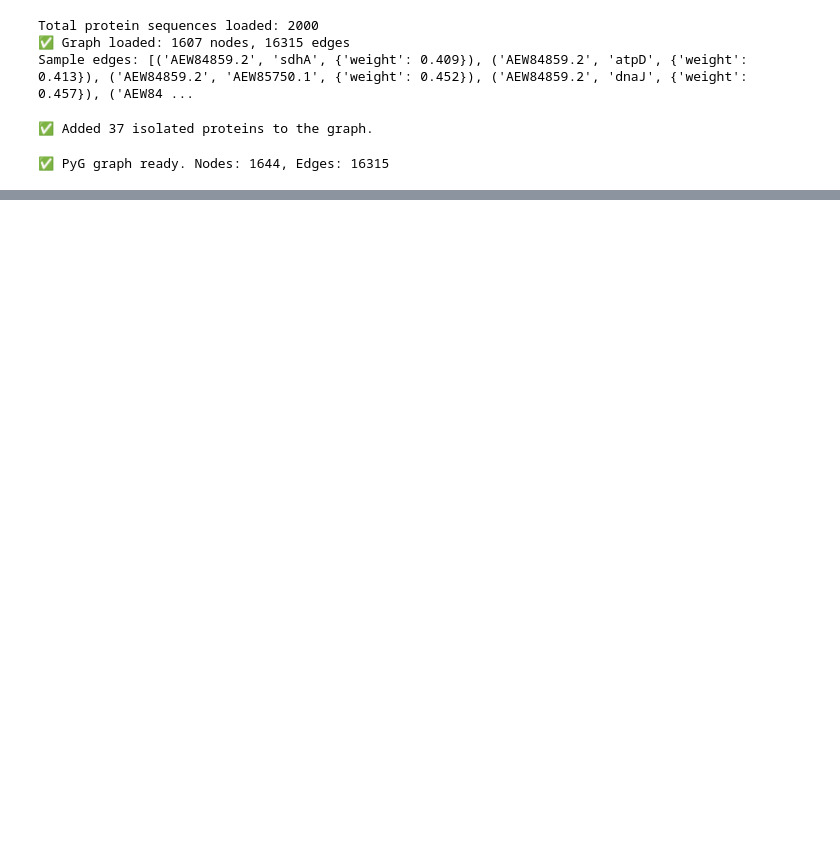
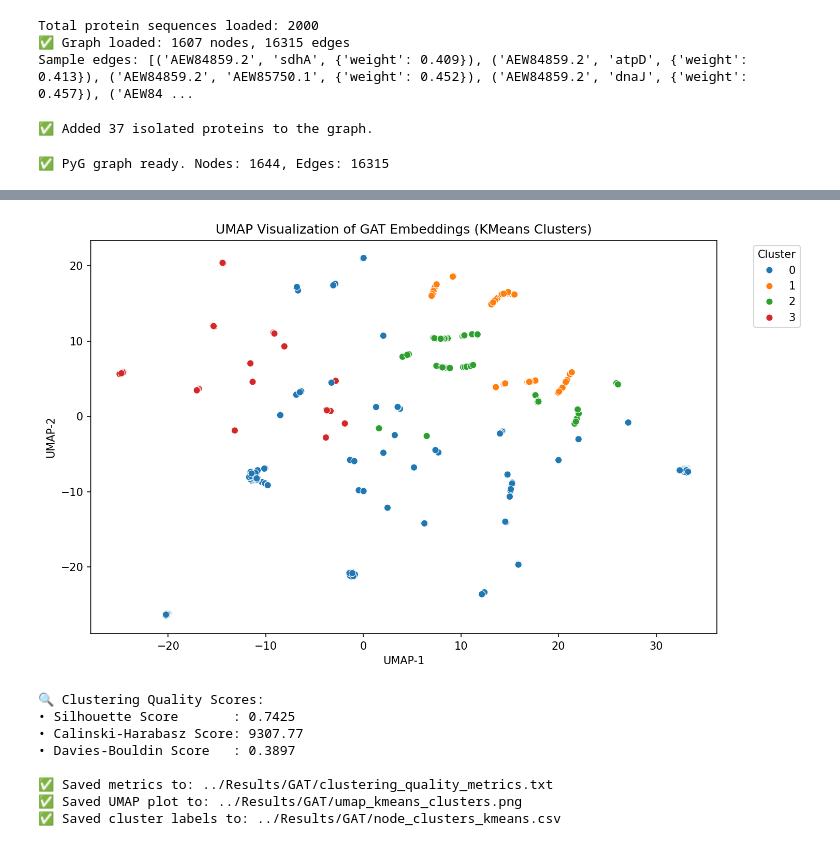
Before and after one commit to CEL-lab/USDA_Protein, a Jupyter notebook: Code/link_prediction_experiment.ipynb, the cells around one changed output, grey strips where cells are left out. Saved outputs shown, nothing was run; the diff lists cells and outputs as text; code cells hidden in the pictures; blank space fills up the shorter version.

```diff
--- a/Code/link_prediction_experiment.ipynb
+++ b/Code/link_prediction_experiment.ipynb
@@ -472,0 +586,73 @@ plt.show()
+# %%
+import pandas as pd
+import matplotlib.pyplot as plt
+import seaborn as sns
+import umap
+from sklearn.cluster import KMeans
+from sklearn.metrics import silhouette_score, calinski_harabasz_score, davies_bouldin_score
+
+# Load embeddings
+z_np = torch.load("../Results/GAT/embeddings_best.pt", map_location=device).cpu().numpy()
+
+# Run UMAP
+reducer = umap.UMAP(random_state=42)
+embedding_2d = reducer.fit_transform(z_np)
+
+# Run KMeans
+n_clusters = 4
+kmeans = KMeans(n_clusters=n_clusters, random_state=42)
+cluster_labels = kmeans.fit_predict(z_np)
+
+# Save cluster labels
+cluster_df = pd.DataFrame({
+    "Node": list(range(len(cluster_labels))),
+    "Cluster": cluster_labels
+})
+cluster_csv_path = "../Results/GAT/node_clusters_kmeans.csv"
+cluster_df.to_csv(cluster_csv_path, index=False)
+
+# Prepare UMAP DataFrame
+umap_df = pd.DataFrame(embedding_2d, columns=["UMAP-1", "UMAP-2"])
+umap_df["Cluster"] = cluster_labels
+
+# Save and show UMAP plot
+plt.figure(figsize=(10, 6), dpi=150)
+sns.scatterplot(data=umap_df, x="UMAP-1", y="UMAP-2", hue="Cluster", palette="tab10", s=40)
+plt.title("UMAP Visualization of GAT Embeddings (KMeans Clusters)")
+plt.xlabel("UMAP-1")
+plt.ylabel("UMAP-2")
+plt.legend(title="Cluster", bbox_to_anchor=(1.05, 1), loc="upper left")
+plt.tight_layout()
+umap_img_path = "../Results/GAT/umap_kmeans_clusters.png"
+plt.savefig(umap_img_path)
+plt.show()
+
+# Compute and save clustering metrics
+sil_score = silhouette_score(z_np, cluster_labels)
+ch_score = calinski_harabasz_score(z_np, cluster_labels)
+db_score = davies_bouldin_score(z_np, cluster_labels)
+
+metrics_path = "../Results/GAT/clustering_quality_metrics.txt"
+with open(metrics_path, "w") as f:
+    f.write("🔍 Clustering Quality Scores:\n")
+    f.write(f"• Silhouette Score       : {sil_score:.4f}  (higher is better, max=1)\n")
+    f.write(f"• Calinski-Harabasz Score: {ch_score:.2f}   (higher is better)\n")
+    f.write(f"• Davies-Bouldin Score   : {db_score:.4f}  (lower is better)\n")
+
+print("🔍 Clustering Quality Scores:")
+print(f"• Silhouette Score       : {sil_score:.4f}")
+print(f"• Calinski-Harabasz Score: {ch_score:.2f}")
+print(f"• Davies-Bouldin Score   : {db_score:.4f}")
+print(f"\n✅ Saved metrics to: {metrics_path}")
+print(f"✅ Saved UMAP plot to: {umap_img_path}")
+print(f"✅ Saved cluster labels to: {cluster_csv_path}")
+# %% [output]
+[figure, added]
+🔍 Clustering Quality Scores:
+• Silhouette Score       : 0.7425
+• Calinski-Harabasz Score: 9307.77
+• Davies-Bouldin Score   : 0.3897
+
+✅ Saved metrics to: ../Results/GAT/clustering_quality_metrics.txt
+✅ Saved UMAP plot to: ../Results/GAT/umap_kmeans_clusters.png
+✅ Saved cluster labels to: ../Results/GAT/node_clusters_kmeans.csv
```
Also changed, not shown: parts of 8 cells of this notebook, 4 other files.
